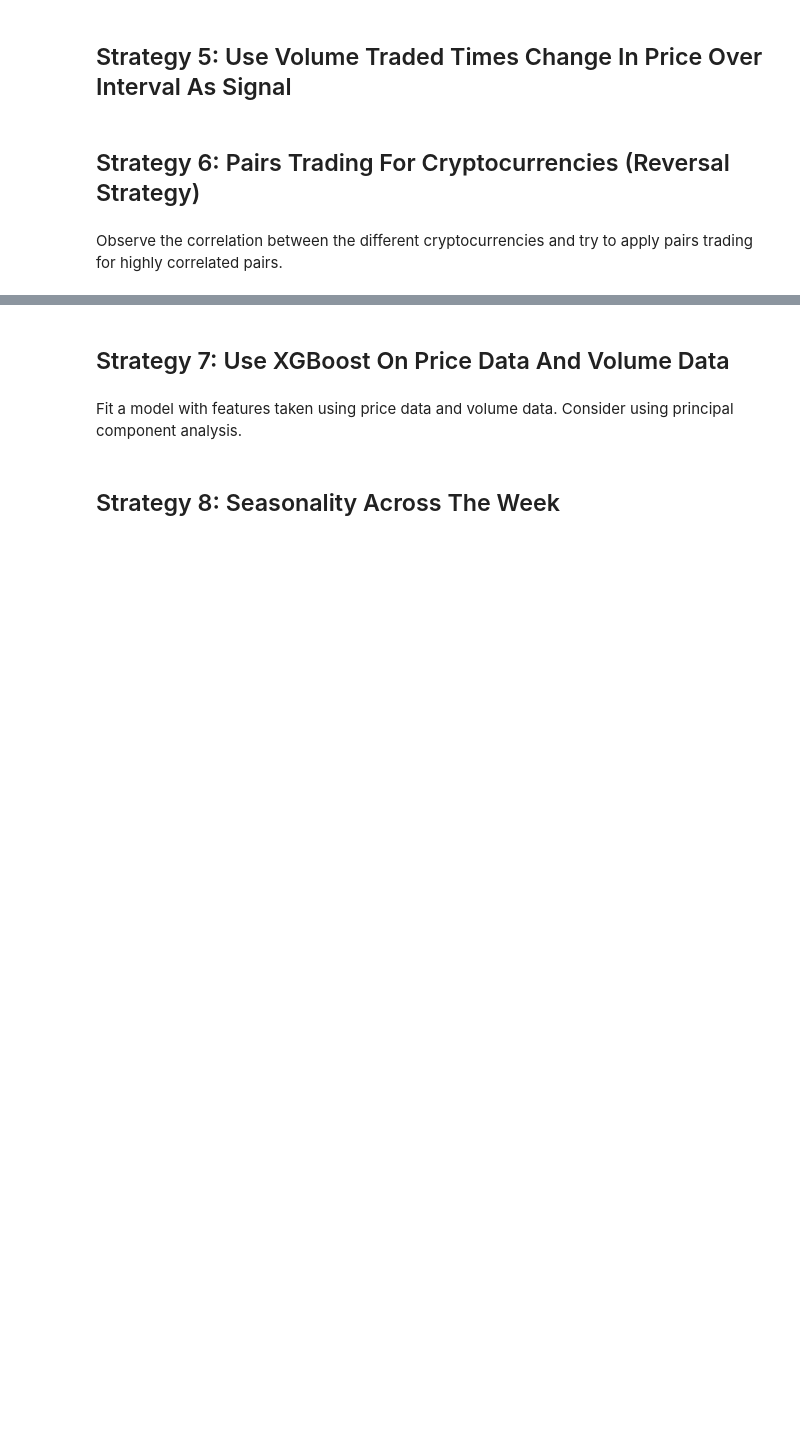
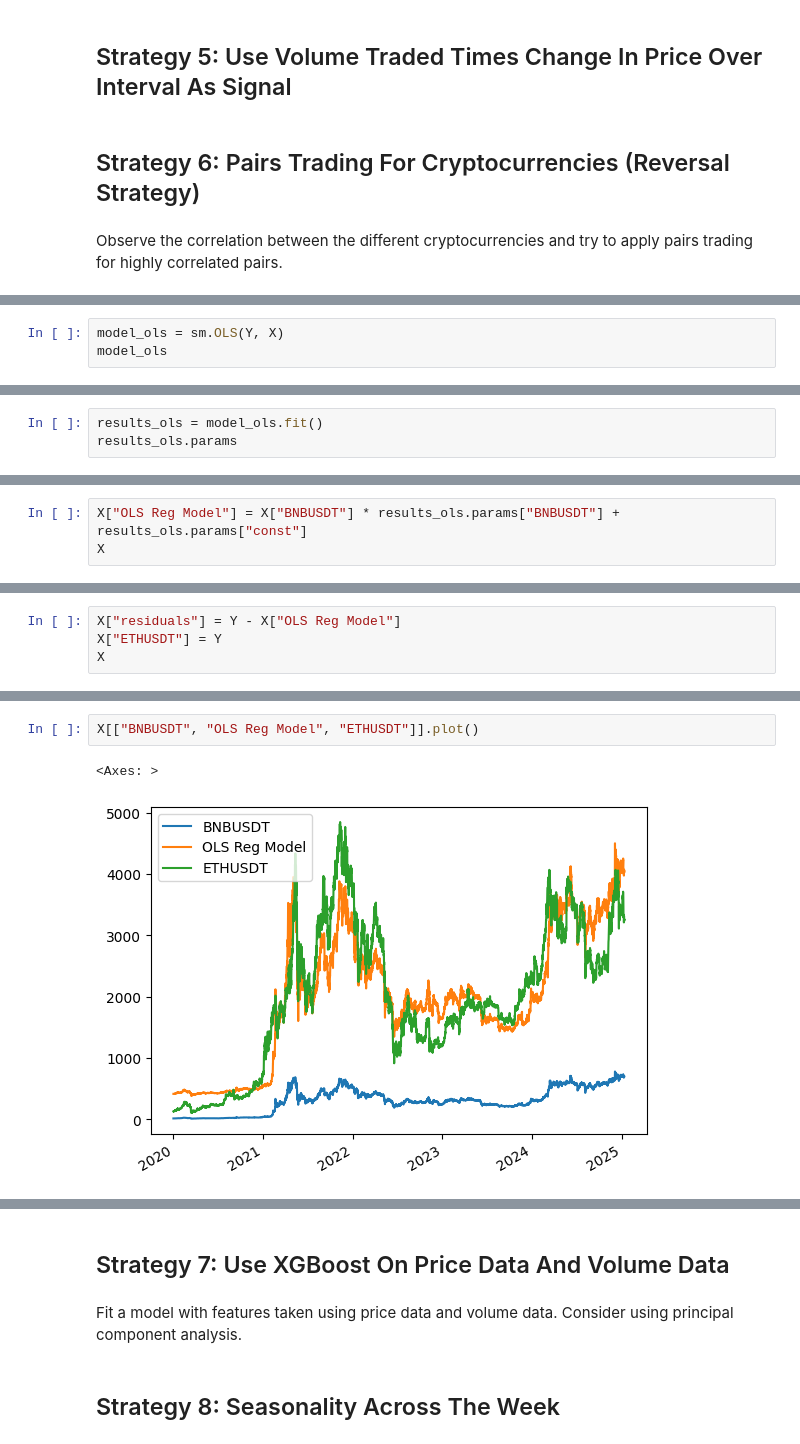
Before and after one commit to wbchristerson/jn-learning, a Jupyter notebook: cryptocurrency_stat_arb.ipynb, the cells around one changed output, grey strips where cells are left out. Drawn from its saved outputs; the diff is of its cells as text; blank space fills up the shorter version.

```diff
--- a/cryptocurrency_stat_arb.ipynb
+++ b/cryptocurrency_stat_arb.ipynb
@@ -1266,0 +1398,3 @@ Observe the correlation between the different cryptocurrencies and try to apply
+# %%
+model_ols = sm.OLS(Y, X)
+model_ols
@@ -1266,0 +1403,3 @@ Observe the correlation between the different cryptocurrencies and try to apply
+# %%
+results_ols = model_ols.fit()
+results_ols.params
@@ -1266,0 +1411,3 @@ Observe the correlation between the different cryptocurrencies and try to apply
+# %%
+X["OLS Reg Model"] = X["BNBUSDT"] * results_ols.params["BNBUSDT"] + results_ols.params["const"]
+X
@@ -1266,0 +1428,4 @@ Observe the correlation between the different cryptocurrencies and try to apply
+# %%
+X["residuals"] = Y - X["OLS Reg Model"]
+X["ETHUSDT"] = Y
+X
@@ -1266,0 +1446,5 @@ Observe the correlation between the different cryptocurrencies and try to apply
+# %%
+X[["BNBUSDT", "OLS Reg Model", "ETHUSDT"]].plot()
+# %% [output]
+<Axes: >
+[figure, added]
```
Also changed, not shown: parts of 80 cells of this notebook.
